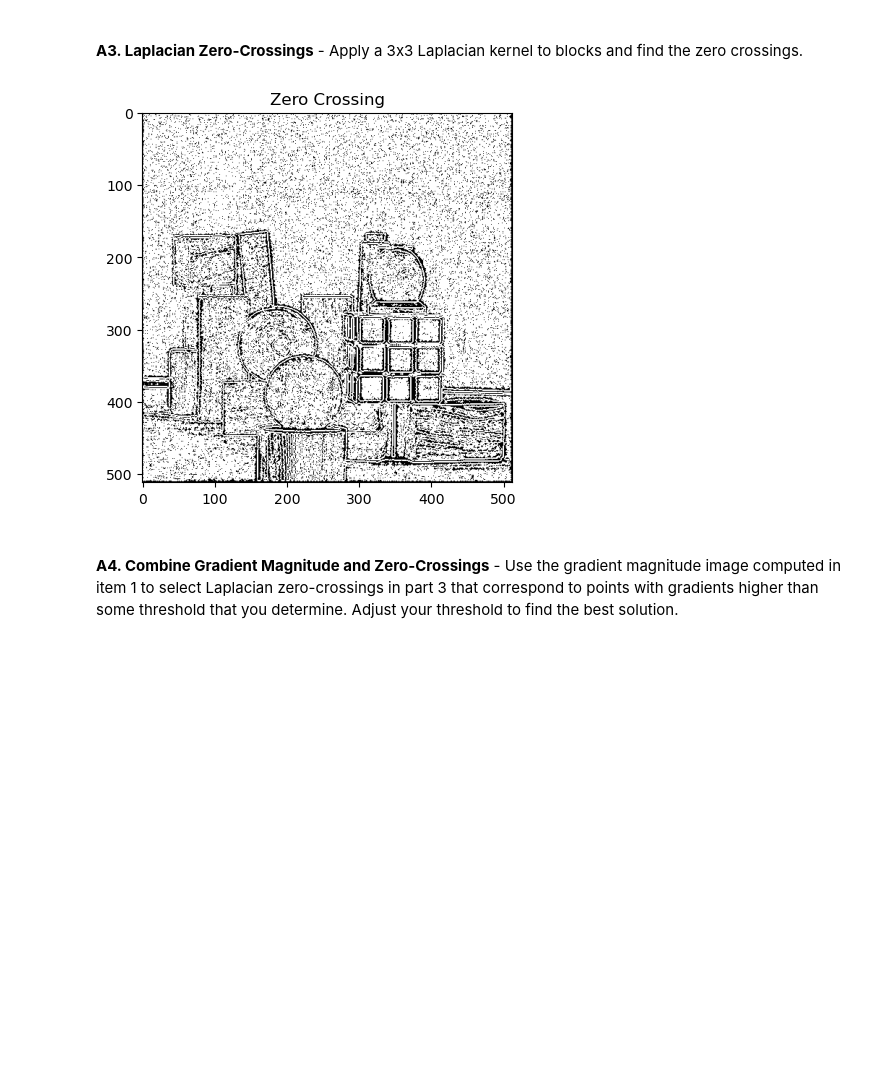
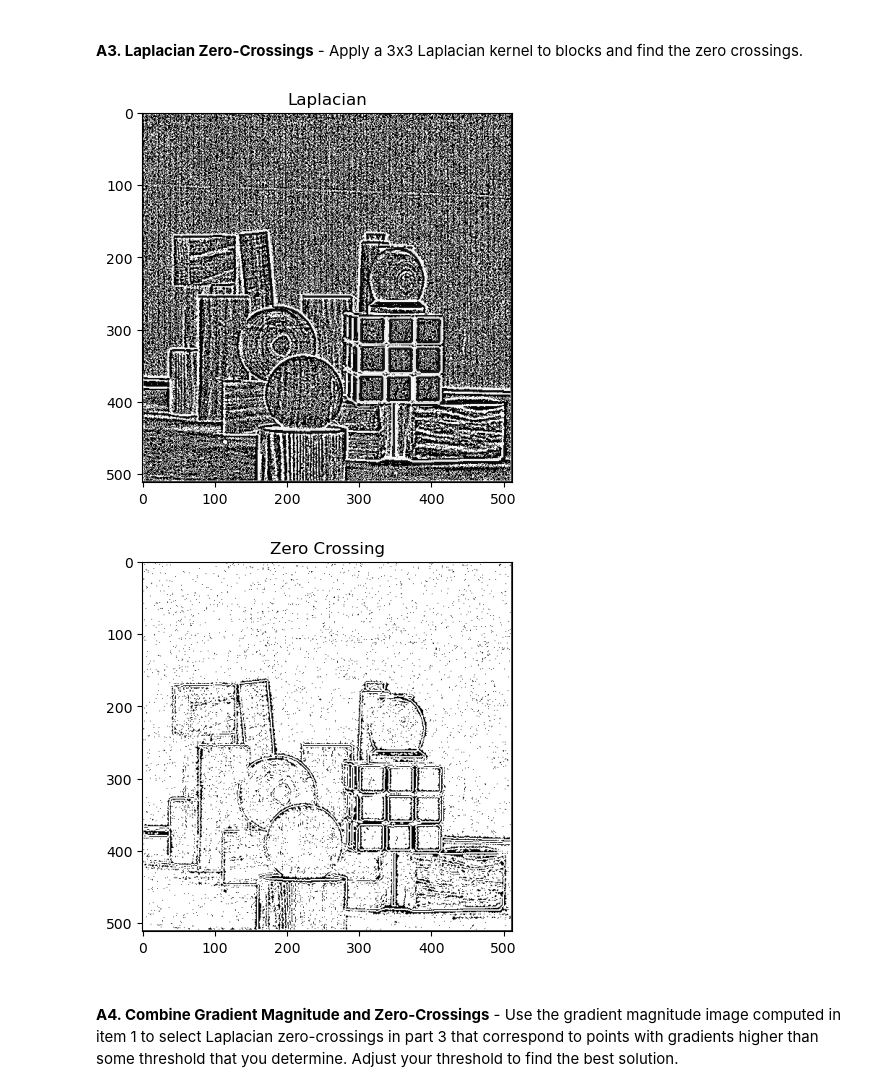
Before and after one commit to BrennanBertola/CS450, a Jupyter notebook: proj1-edges-hough/Project1-Edges-Hough.ipynb, the cells around one changed output. Drawn from its saved outputs; the diff is of its cells as text; code cells hidden in the pictures; blank space fills up the shorter version.

```diff
--- a/proj1-edges-hough/Project1-Edges-Hough.ipynb
+++ b/proj1-edges-hough/Project1-Edges-Hough.ipynb
@@ -100,28 +100,27 @@ plotImage(orientation, "Magnitude Orientation")
 # %%
 # Part 3. Find the Zero Crossings
 def zeroCrossing(image):
     ret = np.zeros(image.shape)
     for r in range(1, image.shape[0]-1):
         for c in range(1, image.shape[1]-1):
-            if image[r,c] == 0:
+            if not np.sign(image[r,c]) == np.sign(image[r-1, c]):
                 ret[r,c] = 255
-            elif (image[r,c] > 0 and image[r-1, c] < 0) or (image[r,c] < 0 and image[r-1, c] > 0):
+            elif not np.sign(image[r,c]) == np.sign(image[r+1, c]):
                 ret[r,c] = 255
-            elif (image[r,c] > 0 and image[r+1, c] < 0) or (image[r,c] < 0 and image[r+1, c] > 0):
+            elif not np.sign(image[r,c]) == np.sign(image[r, c-1]):
                 ret[r,c] = 255
-            elif (image[r,c] > 0 and image[r, c-1] < 0) or (image[r,c] < 0 and image[r, c-1] > 0):
-                ret[r,c] = 255
-            elif (image[r,c] > 0 and image[r, c+1] < 0) or (image[r,c] < 0 and image[r, c+1] > 0):
+            elif not np.sign(image[r,c]) == np.sign(image[r, c+1]):
                 ret[r,c] = 255
     return ret
 
-lapKernel = np.array([[0,1,0],[1,-4,1],[0,1,0]])
+lapKernel = np.array([[0,-1,0],[-1,4,-1],[0,-1,0]])
 laplacian = convolution(blocks, lapKernel)
 zeroCross = zeroCrossing(laplacian)
 plotImage(zeroCross, "Zero Crossing")
 # Show the results on blocks image
 # %% [output]
-[figure, old version]
+[figure, new version]
+[figure, added]
 # %% [markdown]
 <br><b>A4. Combine Gradient Magnitude and Zero-Crossings</b> - Use the gradient magnitude image computed in item 1 to select Laplacian zero-crossings in part 3 that correspond to points with gradients higher than some threshold that you determine.  Adjust your threshold to find the best solution.
 # %%
```
Also changed, not shown: parts of 4 cells of this notebook.
